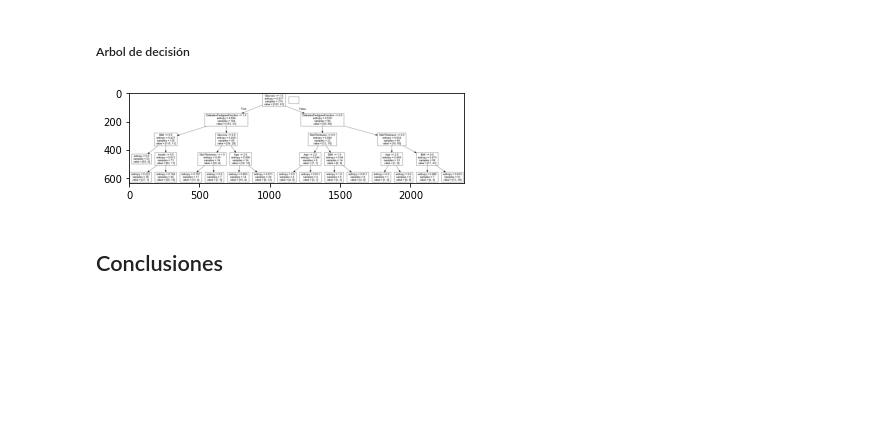
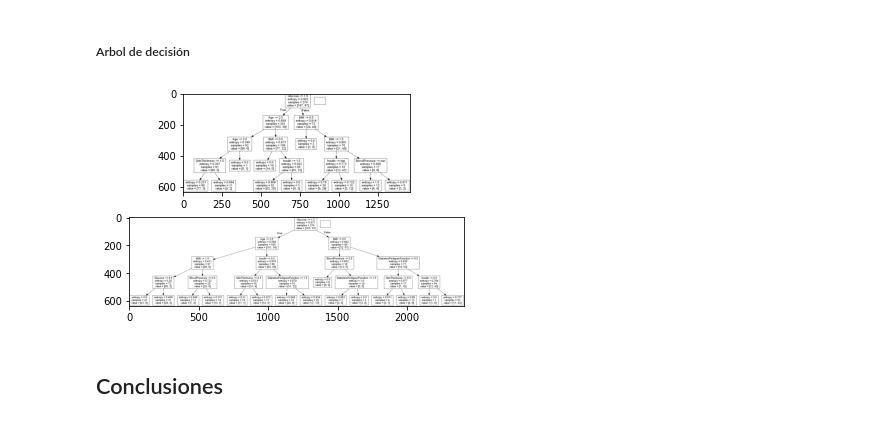
Before and after one commit to allanes/curso_aprendizaje_autom_tp1, a Jupyter notebook: ejercicio1.ipynb, the cells around one changed output. Drawn from its saved outputs; the diff is of its cells as text; code cells hidden in the pictures; blank space fills up the shorter version.

```diff
--- a/ejercicio1.ipynb
+++ b/ejercicio1.ipynb
@@ -261,17 +261,21 @@ def exportarAImagen(arbol, criterio, timestamp):
     return f'{ruta_sin_extension}.png'
 # %%
 tiempo = generarTimestamp()
+plt.figure()
+
 ruta_img_segun_media = exportarAImagen(arbol_segun_media, 'media', tiempo)
+plt.subplot(211)
+img_media = pltimg.imread(ruta_img_segun_media)
+imgplot = plt.imshow(img_media)
+
 ruta_img_segun_cuantiles = exportarAImagen(arbol_segun_cuantiles, 'cuantiles', tiempo)
-
-# img_media = pltimg.imread(ruta_img_segun_media)
-# imgplot = plt.imshow(img_media)
-
+plt.subplot(212)
 img_cuantiles = pltimg.imread(ruta_img_segun_cuantiles)
 imgplot_cuantiles = plt.imshow(img_cuantiles)
+
 plt.show()
 # %% [output]
-[figure, old version]
+[figure, new version]
 # %% [markdown]
 ## Conclusiones
 # %% [markdown]
```
Also changed, not shown: parts of 1 cell of this notebook.
